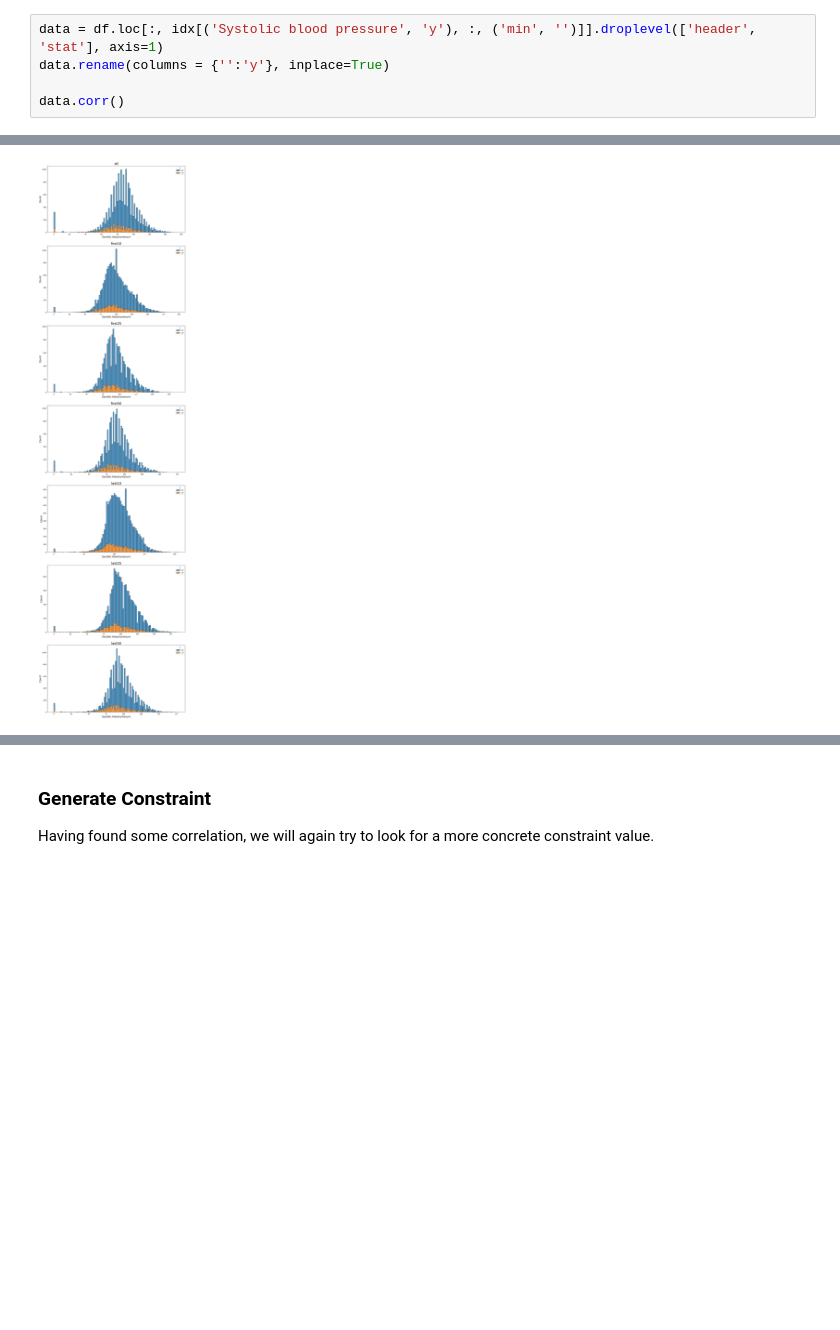
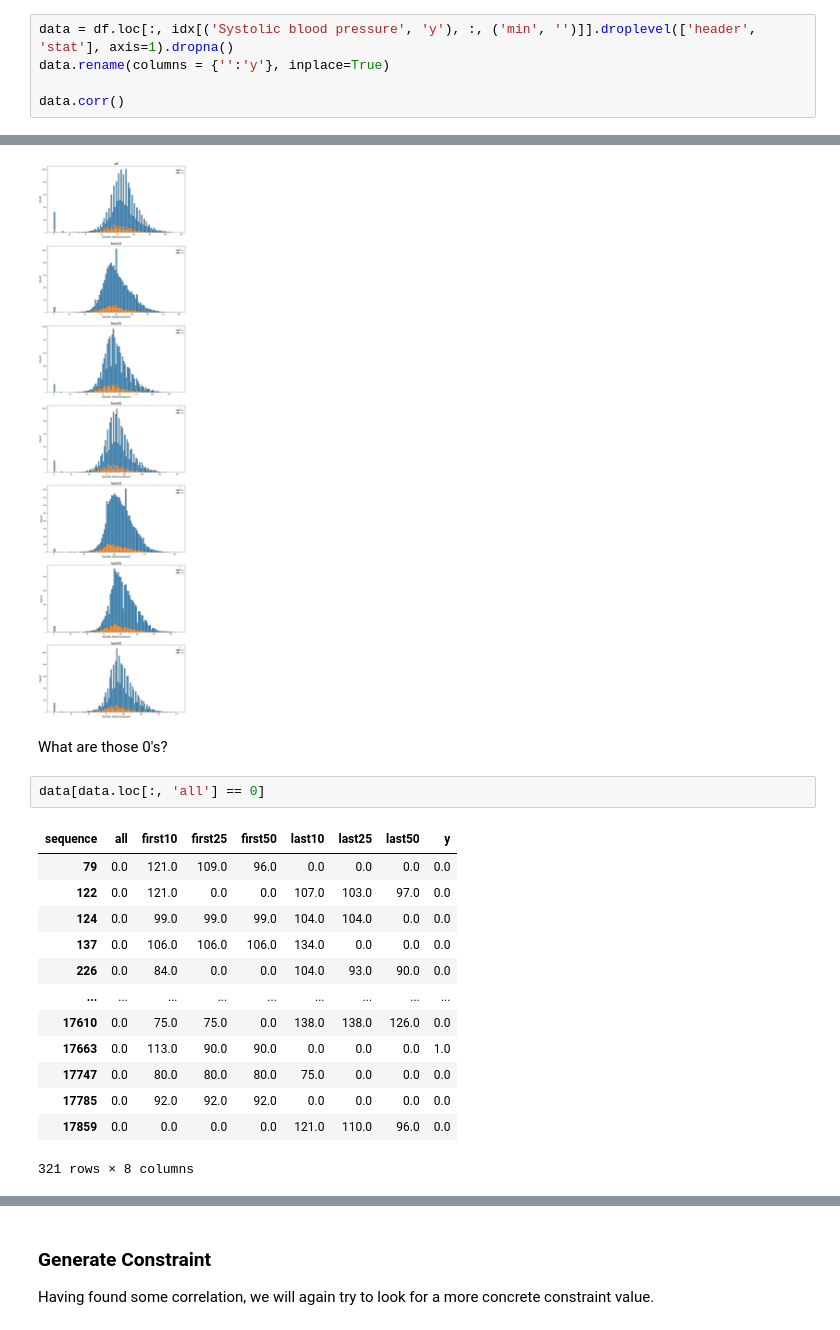
Before and after one commit to Jonas-Weile/MIMIC-DL2, a Jupyter notebook: Exploration.ipynb, the cells around one changed output, grey strips where cells are left out. Saved outputs shown, nothing was run; the diff lists cells and outputs as text; blank space fills up the shorter version.

Commit message:
Update the data exploration

```diff
--- a/Exploration.ipynb
+++ b/Exploration.ipynb
@@ -336,7 +325,7 @@ It seems, that **min** and **mean** could be interesting.
 
 Let's look at the periods:
 # %%
-data = df.loc[:, idx[('Systolic blood pressure', 'y'), :, ('min', '')]].droplevel(['header', 'stat'], axis=1)
+data = df.loc[:, idx[('Systolic blood pressure', 'y'), :, ('min', '')]].droplevel(['header', 'stat'], axis=1).dropna()
 data.rename(columns = {'':'y'}, inplace=True)
 
 data.corr()
@@ -366,3 +355,21 @@ for (i, seq) in enumerate(subsequences):
     g.set_ylabel("Count",fontsize=15)
 # %% [output]
 [figure]
+# %% [markdown]
+What are those 0's?
+# %%
+data[data.loc[:, 'all'] == 0]
+# %% [output]
+| sequence | all | first10 | first25 | first50 | last10 | last25 | last50 | y |
+| 79 | 0.0 | 121.0 | 109.0 | 96.0 | 0.0 | 0.0 | 0.0 | 0.0 |
+| 122 | 0.0 | 121.0 | 0.0 | 0.0 | 107.0 | 103.0 | 97.0 | 0.0 |
+| 124 | 0.0 | 99.0 | 99.0 | 99.0 | 104.0 | 104.0 | 0.0 | 0.0 |
+| 137 | 0.0 | 106.0 | 106.0 | 106.0 | 134.0 | 0.0 | 0.0 | 0.0 |
+| 226 | 0.0 | 84.0 | 0.0 | 0.0 | 104.0 | 93.0 | 90.0 | 0.0 |
+| ... | ... | ... | ... | ... | ... | ... | ... | ... |
+| 17610 | 0.0 | 75.0 | 75.0 | 0.0 | 138.0 | 138.0 | 126.0 | 0.0 |
+| 17663 | 0.0 | 113.0 | 90.0 | 90.0 | 0.0 | 0.0 | 0.0 | 1.0 |
+| 17747 | 0.0 | 80.0 | 80.0 | 80.0 | 75.0 | 0.0 | 0.0 | 0.0 |
+| 17785 | 0.0 | 92.0 | 92.0 | 92.0 | 0.0 | 0.0 | 0.0 | 0.0 |
+| 17859 | 0.0 | 0.0 | 0.0 | 0.0 | 121.0 | 110.0 | 96.0 | 0.0 |
+321 rows × 8 columns
```
Also changed, not shown: parts of 11 cells of this notebook.
